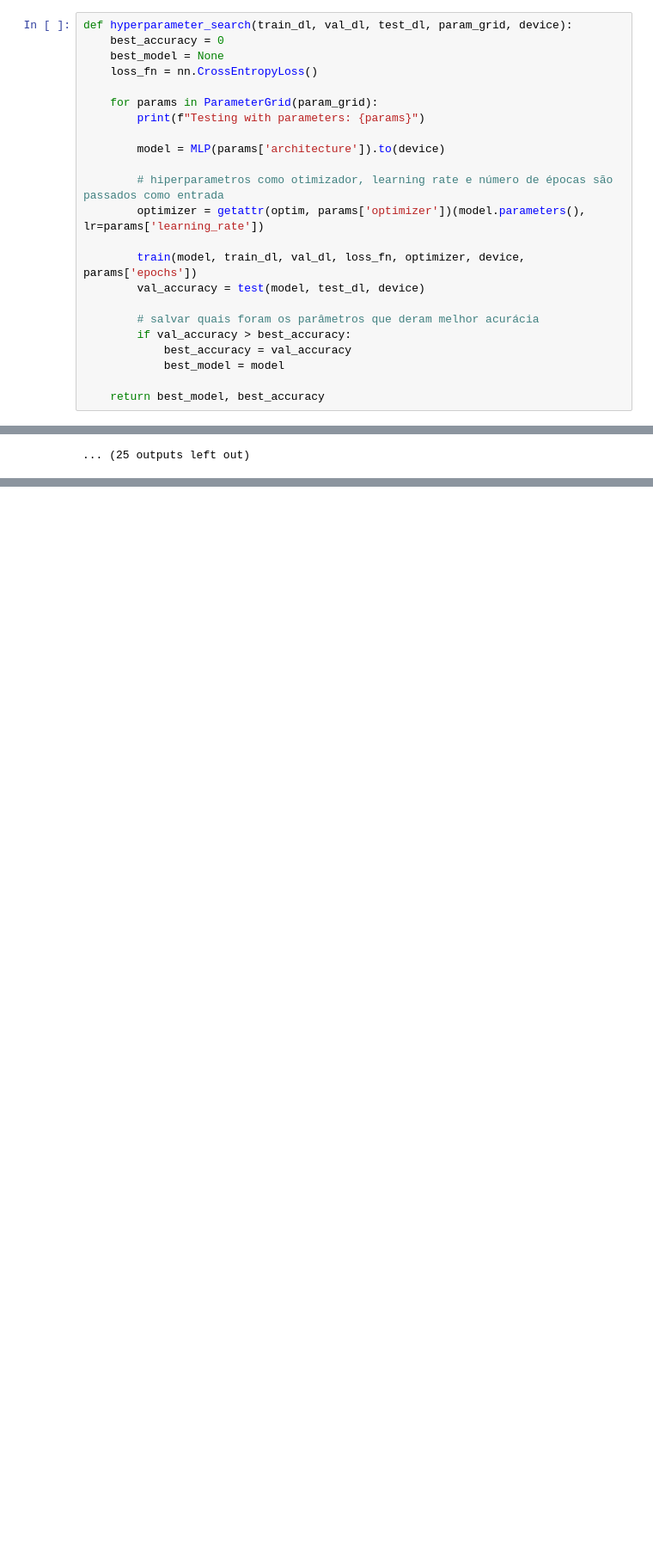
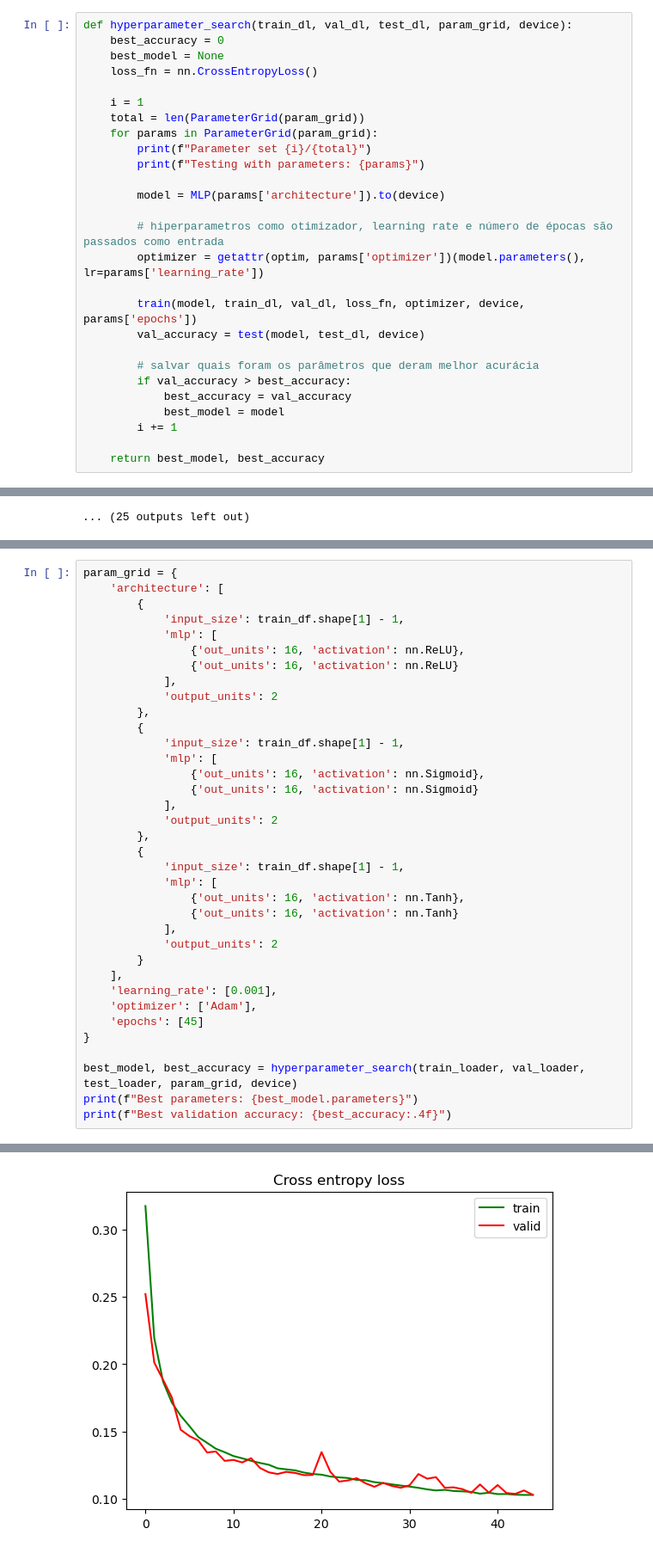
Before and after one commit to FrederickAlmeida/Airline-Passenger-Satisfaction, a Jupyter notebook: mlp.ipynb, the cells around one changed output, grey strips where cells are left out. Shown at 86% size. Drawn from its saved outputs; the diff is of its cells as text; blank space fills up the shorter version.

```diff
--- a/mlp.ipynb
+++ b/mlp.ipynb
@@ -242,7 +245,10 @@ def hyperparameter_search(train_dl, val_dl, test_dl, param_grid, device):
     best_model = None
     loss_fn = nn.CrossEntropyLoss()
 
+    i = 1
+    total = len(ParameterGrid(param_grid))
     for params in ParameterGrid(param_grid):
+        print(f"Parameter set {i}/{total}")
         print(f"Testing with parameters: {params}")
 
         model = MLP(params['architecture']).to(device)
@@ -257,6 +263,7 @@ def hyperparameter_search(train_dl, val_dl, test_dl, param_grid, device):
         if val_accuracy > best_accuracy:
             best_accuracy = val_accuracy
             best_model = model
+        i += 1
 
     return best_model, best_accuracy
 # %% [markdown]
@@ -472,0 +483,37 @@ Testing with parameters: {'architecture': {'input_size': 25, 'mlp': [{'out_units
+# %%
+param_grid = {
+    'architecture': [
+        {
+            'input_size': train_df.shape[1] - 1,
+            'mlp': [
+                {'out_units': 16, 'activation': nn.ReLU},
+                {'out_units': 16, 'activation': nn.ReLU}
+            ],
+            'output_units': 2
+        },
+        {
+            'input_size': train_df.shape[1] - 1,
+            'mlp': [
+                {'out_units': 16, 'activation': nn.Sigmoid},
+                {'out_units': 16, 'activation': nn.Sigmoid}
+            ],
+            'output_units': 2
+        },
+        {
+            'input_size': train_df.shape[1] - 1,
+            'mlp': [
+                {'out_units': 16, 'activation': nn.Tanh},
+                {'out_units': 16, 'activation': nn.Tanh}
+            ],
+            'output_units': 2
+        }
+    ],
+    'learning_rate': [0.001],
+    'optimizer': ['Adam'],
+    'epochs': [45]
+}
+
+best_model, best_accuracy = hyperparameter_search(train_loader, val_loader, test_loader, param_grid, device)
+print(f"Best parameters: {best_model.parameters}")
+print(f"Best validation accuracy: {best_accuracy:.4f}")
+# %% [output]
@@ -472,0 +573 @@ Testing with parameters: {'architecture': {'input_size': 25, 'mlp': [{'out_units
+[figure, added]
```
Also changed, not shown: parts of 20 cells of this notebook.
